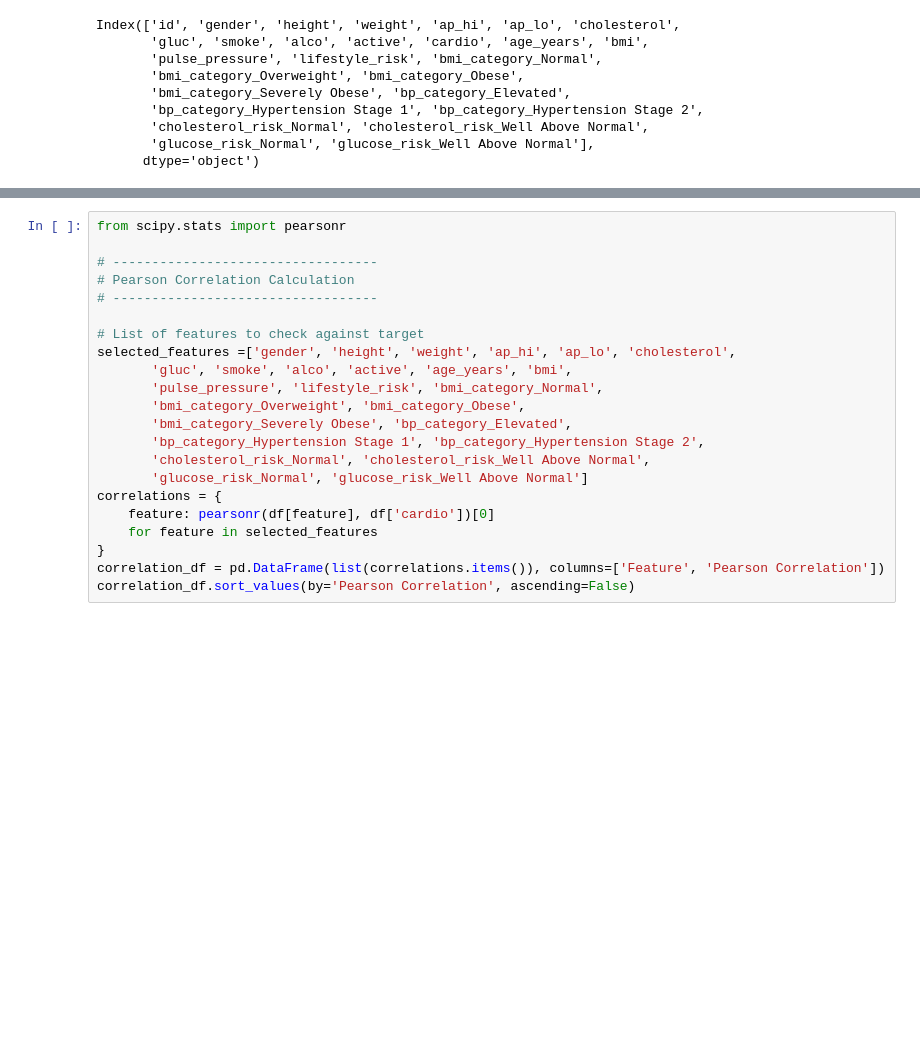
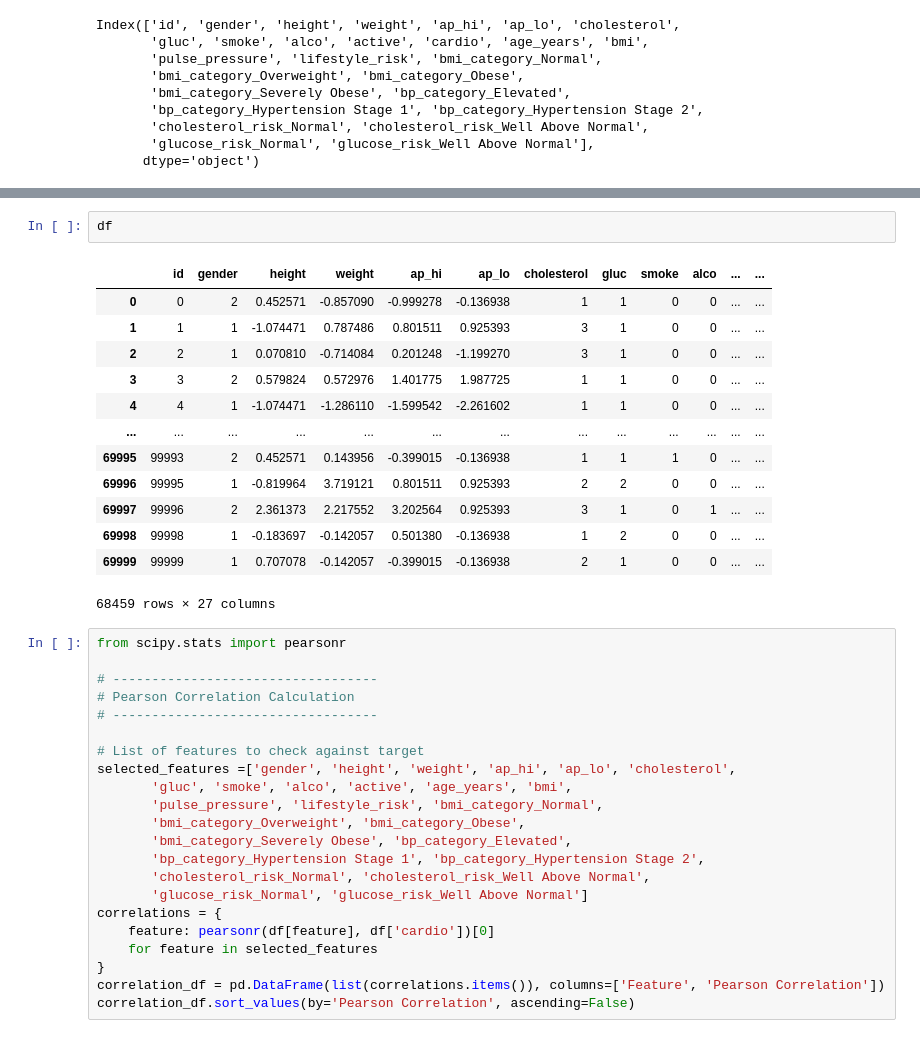
Before and after one commit to rajpatel-7/ML-DL, a Jupyter notebook: College Project/Task-2.ipynb, the cells around one changed output, grey strips where cells are left out. Saved outputs shown, nothing was run; the diff lists cells and outputs as text; blank space fills up the shorter version.

```diff
--- a/College Project/Task-2.ipynb
+++ b/College Project/Task-2.ipynb
@@ -331,3 +339,19 @@ Index(['id', 'gender', 'height', 'weight', 'ap_hi', 'ap_lo', 'cholesterol',
+# %%
+df
+# %% [output]
+|  | id | gender | height | weight | ap_hi | ap_lo | cholesterol | gluc | smoke | alco | ... | ... |
+| 0 | 0 | 2 | 0.452571 | -0.857090 | -0.999278 | -0.136938 | 1 | 1 | 0 | 0 | ... | ... |
+| 1 | 1 | 1 | -1.074471 | 0.787486 | 0.801511 | 0.925393 | 3 | 1 | 0 | 0 | ... | ... |
+| 2 | 2 | 1 | 0.070810 | -0.714084 | 0.201248 | -1.199270 | 3 | 1 | 0 | 0 | ... | ... |
+| 3 | 3 | 2 | 0.579824 | 0.572976 | 1.401775 | 1.987725 | 1 | 1 | 0 | 0 | ... | ... |
+| 4 | 4 | 1 | -1.074471 | -1.286110 | -1.599542 | -2.261602 | 1 | 1 | 0 | 0 | ... | ... |
+| ... | ... | ... | ... | ... | ... | ... | ... | ... | ... | ... | ... | ... |
+| 69995 | 99993 | 2 | 0.452571 | 0.143956 | -0.399015 | -0.136938 | 1 | 1 | 1 | 0 | ... | ... |
+| 69996 | 99995 | 1 | -0.819964 | 3.719121 | 0.801511 | 0.925393 | 2 | 2 | 0 | 0 | ... | ... |
+| 69997 | 99996 | 2 | 2.361373 | 2.217552 | 3.202564 | 0.925393 | 3 | 1 | 0 | 1 | ... | ... |
+| 69998 | 99998 | 1 | -0.183697 | -0.142057 | 0.501380 | -0.136938 | 1 | 2 | 0 | 0 | ... | ... |
+| 69999 | 99999 | 1 | 0.707078 | -0.142057 | -0.399015 | -0.136938 | 2 | 1 | 0 | 0 | ... | ... |
+68459 rows × 27 columns
 # %%
 from scipy.stats import pearsonr
 
```
Also changed, not shown: parts of 2 cells of this notebook.
